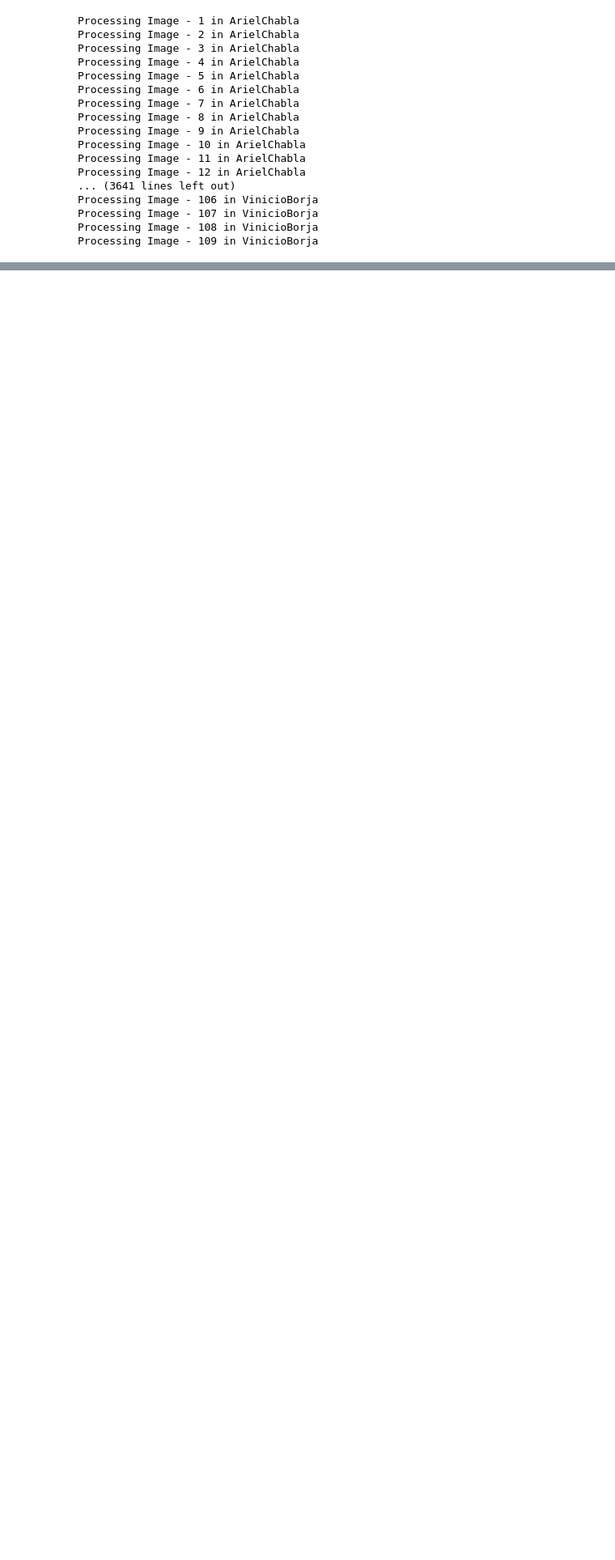
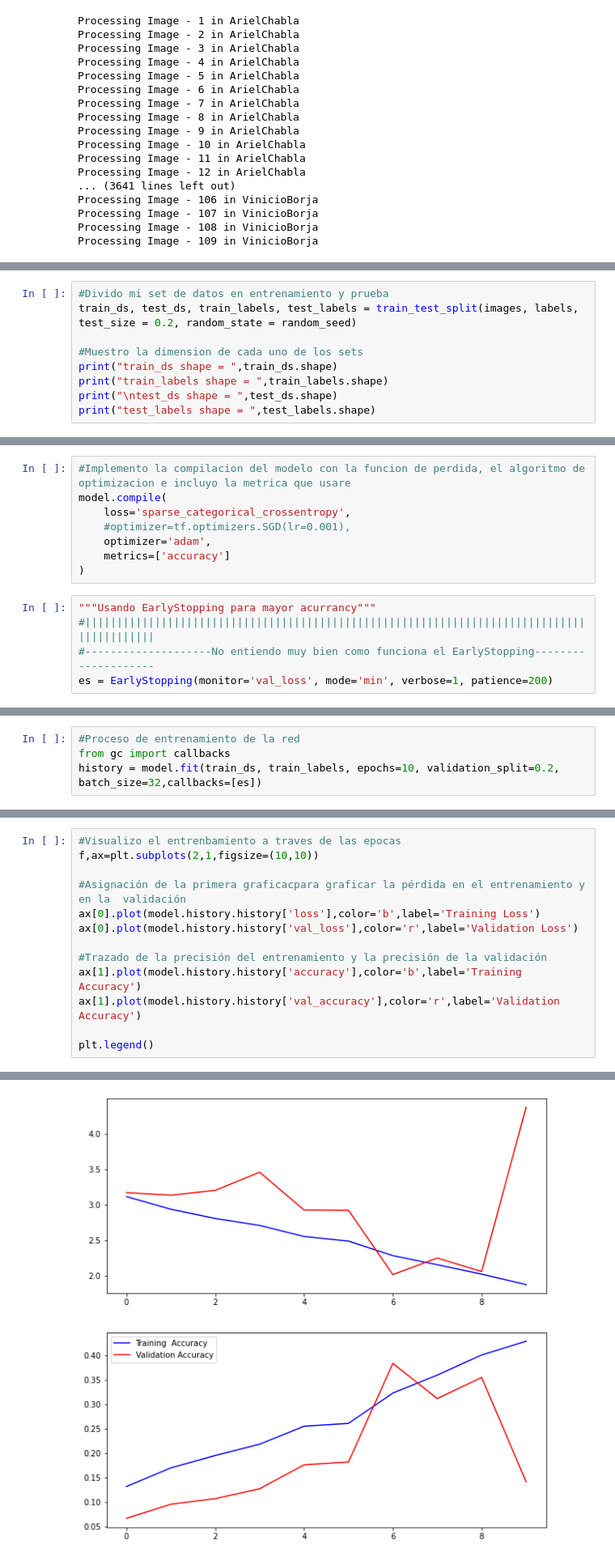
Before and after one commit to LeonardoB-10/ProyectoU3IA, a Jupyter notebook: Borja_Parraga_ProyectoUnidad3.ipynb, the cells around one changed output, grey strips where cells are left out. Shown at 81% size. Saved outputs shown, nothing was run; the diff lists cells and outputs as text; blank space fills up the shorter version.

```diff
--- a/Borja_Parraga_ProyectoUnidad3.ipynb
+++ b/Borja_Parraga_ProyectoUnidad3.ipynb
@@ -671,0 +796,9 @@ Processing Image - 109 in VinicioBorja
+# %%
+#Divido mi set de datos en entrenamiento y prueba
+train_ds, test_ds, train_labels, test_labels = train_test_split(images, labels, test_size = 0.2, random_state = random_seed)
+
+#Muestro la dimension de cada uno de los sets
+print("train_ds shape = ",train_ds.shape)
+print("train_labels shape = ",train_labels.shape)
+print("\ntest_ds shape = ",test_ds.shape)
+print("test_labels shape = ",test_labels.shape)
@@ -671,0 +847,13 @@ Processing Image - 109 in VinicioBorja
+# %%
+#Implemento la compilacion del modelo con la funcion de perdida, el algoritmo de optimizacion e incluyo la metrica que usare
+model.compile(
+    loss='sparse_categorical_crossentropy',
+    #optimizer=tf.optimizers.SGD(lr=0.001),
+    optimizer='adam',
+    metrics=['accuracy']
+)
+# %%
+"""Usando EarlyStopping para mayor acurrancy"""
+#|||||||||||||||||||||||||||||||||||||||||||||||||||||||||||||||||||||||||||||||||||||||||||
+#--------------------No entiendo muy bien como funciona el EarlyStopping--------------------
+es = EarlyStopping(monitor='val_loss', mode='min', verbose=1, patience=200)
@@ -671,0 +881,4 @@ Processing Image - 109 in VinicioBorja
+# %%
+#Proceso de entrenamiento de la red
+from gc import callbacks
+history = model.fit(train_ds, train_labels, epochs=10, validation_split=0.2, batch_size=32,callbacks=[es])
@@ -671,0 +913,14 @@ Processing Image - 109 in VinicioBorja
+# %%
+#Visualizo el entrenbamiento a traves de las epocas
+f,ax=plt.subplots(2,1,figsize=(10,10))
+
+#Asignación de la primera graficacpara graficar la pérdida en el entrenamiento y en la  validación
+ax[0].plot(model.history.history['loss'],color='b',label='Training Loss')
+ax[0].plot(model.history.history['val_loss'],color='r',label='Validation Loss')
+
+#Trazado de la precisión del entrenamiento y la precisión de la validación
+ax[1].plot(model.history.history['accuracy'],color='b',label='Training  Accuracy')
+ax[1].plot(model.history.history['val_accuracy'],color='r',label='Validation Accuracy')
+
+plt.legend()
+# %% [output]
@@ -671,0 +928 @@ Processing Image - 109 in VinicioBorja
+[figure, added]
```
Also changed, not shown: parts of 26 cells of this notebook.
